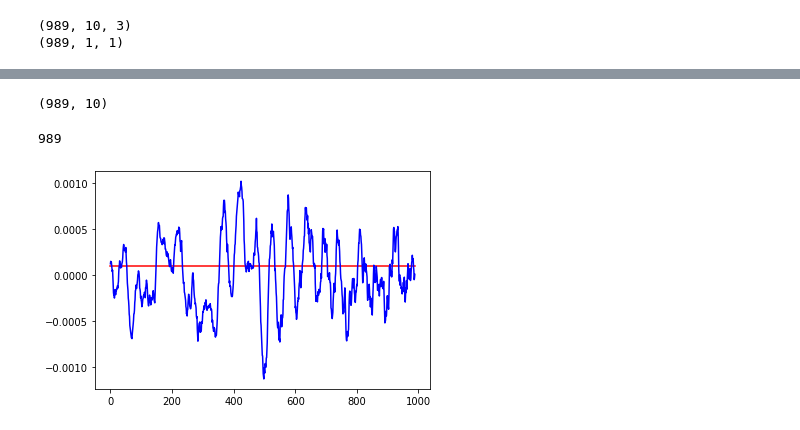
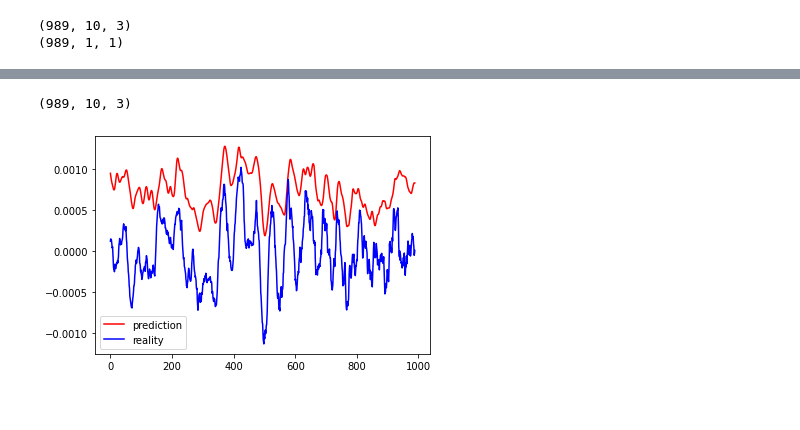
Before and after one commit to jangvu/Project_by_me, a Jupyter notebook: time_series_test.ipynb, the cells around one changed output, grey strips where cells are left out. Saved outputs shown, nothing was run; the diff lists cells and outputs as text; code cells hidden in the pictures.

```diff
--- a/time_series_test.ipynb
+++ b/time_series_test.ipynb
@@ -57,19 +65,22 @@ y_data = y_data.reshape(-1)
+# %%
+optimizer = keras.optimizers.Adam(learning_rate=0.01)
 # %%
 n_input = 10
 n_features = 3
 
 model = keras.models.Sequential()
-model.add(keras.layers.LSTM(units=50,activation='relu', input_shape=(n_input, n_features), return_sequences=True))
+model.add(keras.layers.LSTM(units=10, input_shape=(n_input, n_features), return_sequences=True))
+#model.add(keras.layers.BatchNormalization())
 model.add(keras.layers.Dropout(0.3))
 
-model.add(keras.layers.LSTM(units=50, return_sequences=True))
+#model.add(keras.layers.LSTM(units=20, return_sequences=True))
+#model.add(keras.layers.Dropout(0.3))
+
+model.add(keras.layers.LSTM(units=10))
 model.add(keras.layers.Dropout(0.3))
-
-model.add(keras.layers.LSTM(units=50))
-model.add(keras.layers.Dropout(0.3))
-model.add(keras.layers.Dense(10))
-model.compile(optimizer='adam', loss='mse')
+model.add(keras.layers.Dense(1))
+model.compile(optimizer=optimizer, loss='mse')
 # %%
-model.fit(X_data,y_data,epochs=200)
+model.fit(X_data,y_data,epochs=200, batch_size=32)
 # %% [output]
 Epoch 1/200
@@ -92,21 +103,17 @@ Epoch 200/200
 <tensorflow.python.keras.callbacks.History at 0x...>
 # %%
 X_test = X_test.reshape(-1,10,3)
+X_test.shape
+# %% [output]
+(989, 10, 3)
 # %%
 y_pred = model.predict(X_test)
+y_pred = y_pred.reshape(-1)
+y_test = y_test.reshape(-1)
-# %%
-#y_pred = y_pred.reshape(-1)
-print(y_pred.shape)
-y_plot = []
-for i in y_pred:
-  y_plot.append(i[-1])
-len(y_plot)
-# %% [output]
-(989, 10)
-989
 # %%
-plt.plot(y_plot, color = 'red', label = 'prediction')
+plt.plot(y_pred, color = 'red', label = 'prediction')
 plt.plot(y_test, color = 'blue', label ='reality')
+plt.legend()
 plt.show()
 # %% [output]
-[figure, old version]
+[figure, new version]
```
Also changed, not shown: parts of 13 cells of this notebook.
